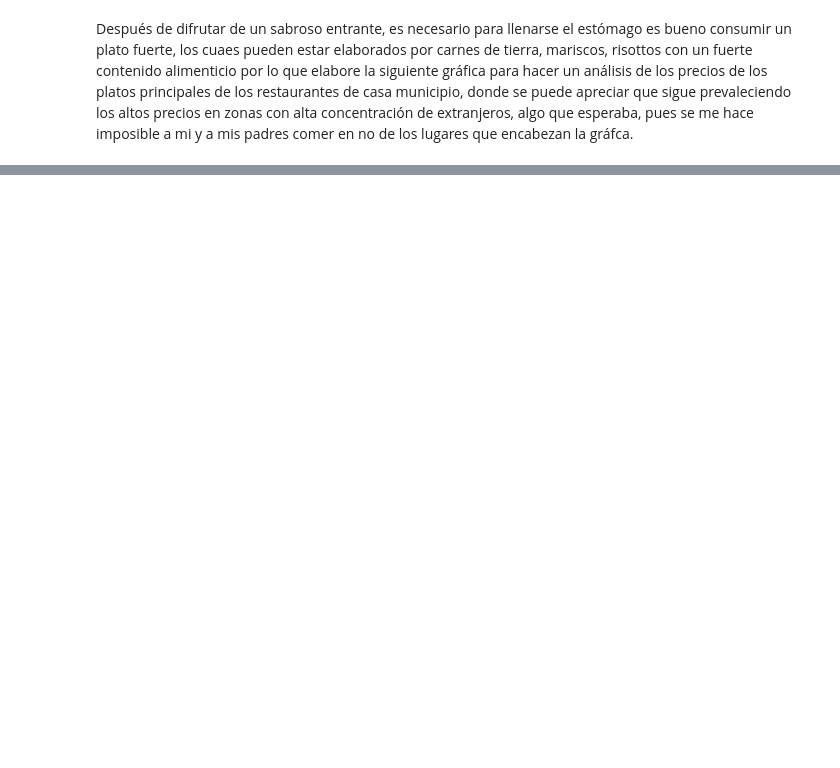
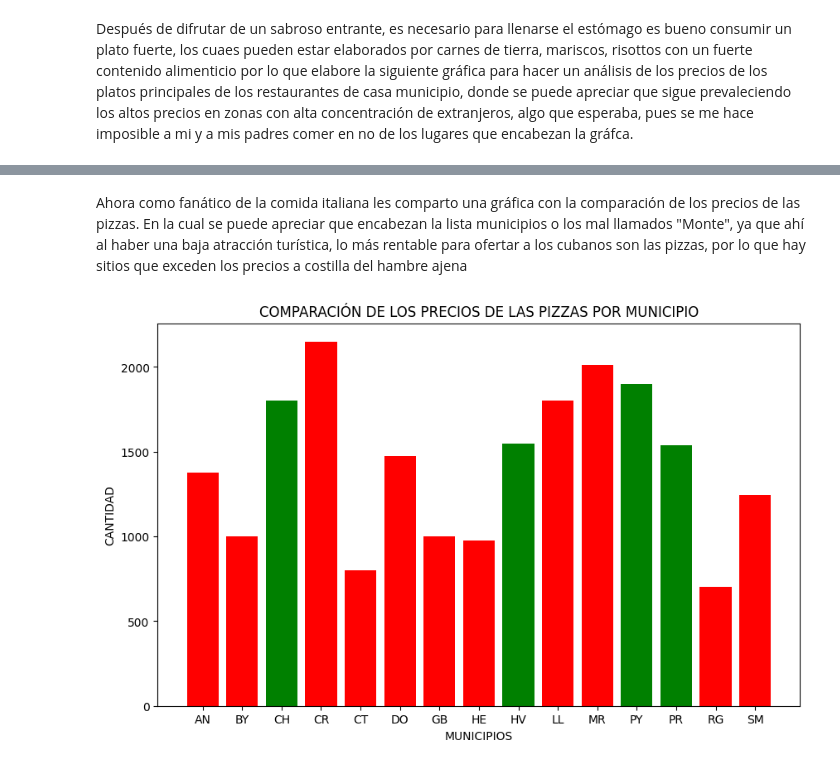
Before and after one commit to Datadrummer-jr/Food-Data, a Jupyter notebook: Project Code/restaurant project.ipynb, the cells around one changed output, grey strips where cells are left out. Cells and saved outputs as stored; diff of their text form; code cells hidden in the pictures; blank space fills up the shorter version.

```diff
--- a/Project Code/restaurant project.ipynb
+++ b/Project Code/restaurant project.ipynb
@@ -634,0 +141,9 @@ plt.show()
+# %% [markdown]
+ Ahora como fanático  de la comida italiana les comparto una gráfica con la comparación de los precios de las pizzas. En la cual se puede apreciar que encabezan la lista municipios o los mal llamados "Monte", ya que ahí al haber una baja atracción turística, lo más rentable para ofertar a los cubanos son las pizzas, por lo que hay sitios que exceden los precios a costilla del hambre ajena
+# %%
+pz = []
+for p in x:
+    pz.append(media(p,"pizzas"))
+pyplot_bar(pz, "COMPARACIÓN DE LOS PRECIOS DE LAS PIZZAS POR MUNICIPIO")
+# %% [output]
+[figure, added]
```
Also changed, not shown: parts of 55 cells of this notebook, 5 other files.
